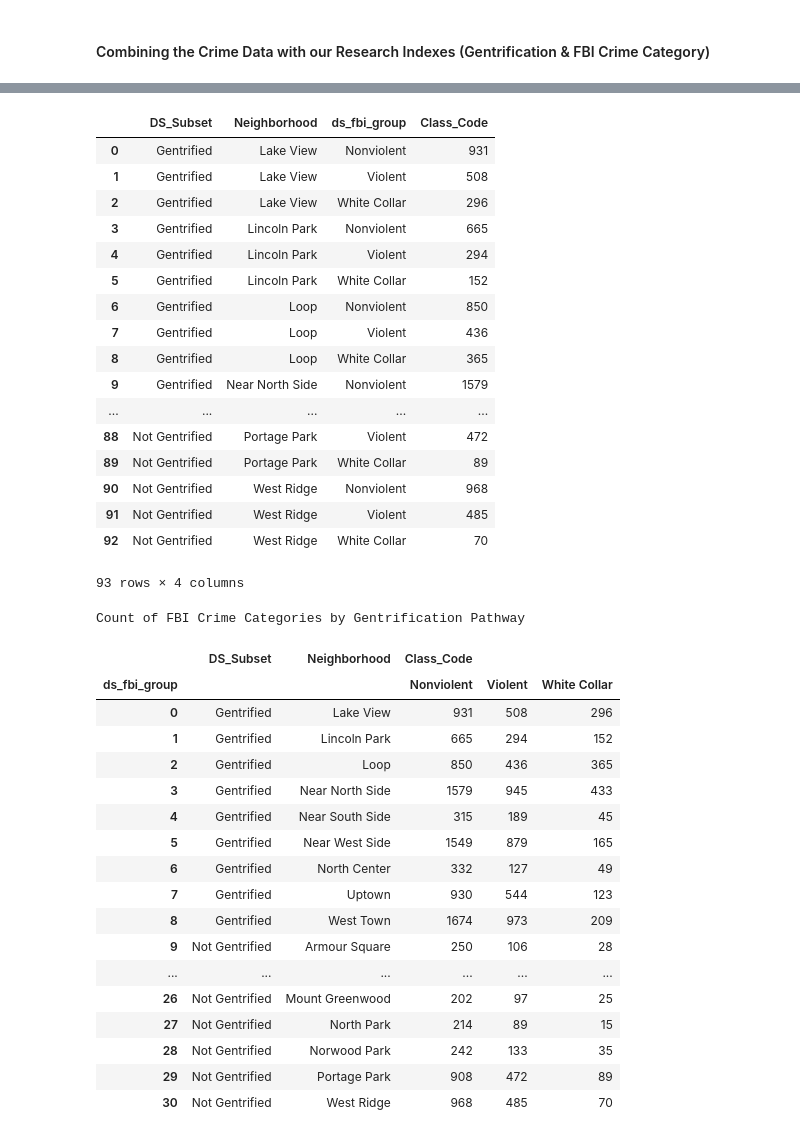
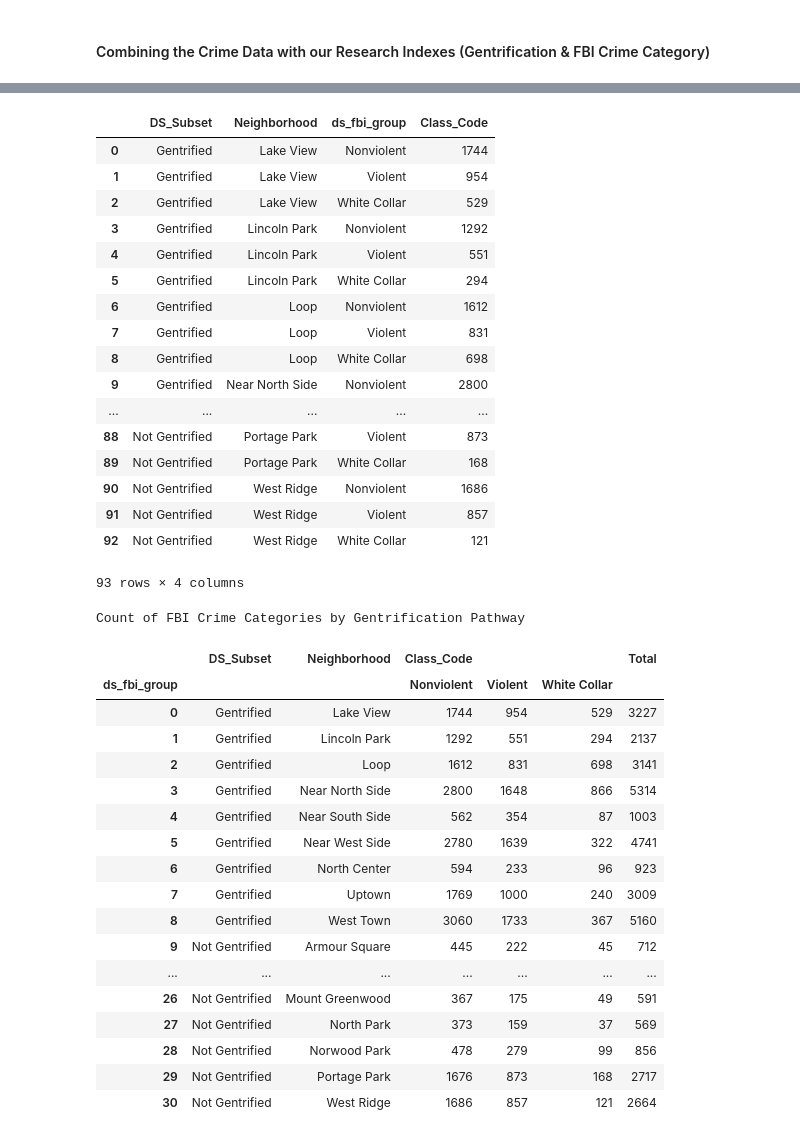
Before and after one commit to ajdeschenes/RuPaulsitory, a Jupyter notebook: crime/chicago_crime_api_json.ipynb, the cells around one changed output, grey strips where cells are left out. Cells and saved outputs as stored; diff of their text form; code cells hidden in the pictures.

```diff
--- a/crime/chicago_crime_api_json.ipynb
+++ b/crime/chicago_crime_api_json.ipynb
@@ -169,5 +170,5 @@ Count of FBI Crime Categories by Gentrification Pathway
 # %%
-midresults = client.get("6zsd-86xi", year=2010, limit=200000)
+midresults = client.get("6zsd-86xi", year=2010, limit=400000)
 midresults_df = pd.DataFrame.from_records(midresults) # Convert to pandas DataFrame # results_df.head()
 mid_results = midresults_df[['community_area','fbi_code','date','description','latitude','longitude','primary_type','year']]
 mid_results['community_area'] = pd.to_numeric(mid_results['community_area'], errors='coerce')
@@ -231,47 +232,48 @@ mid_neighbors_dropem.drop(columns=['Classification','community_area','fbi_code',
 mid_neighbors_dropem
 # %% [output]
 |  | DS_Subset | Neighborhood | ds_fbi_group | Class_Code |
-| 0 | Gentrified | Lake View | Nonviolent | 931 |
-| 1 | Gentrified | Lake View | Violent | 508 |
-| 2 | Gentrified | Lake View | White Collar | 296 |
-| 3 | Gentrified | Lincoln Park | Nonviolent | 665 |
-| 4 | Gentrified | Lincoln Park | Violent | 294 |
-| 5 | Gentrified | Lincoln Park | White Collar | 152 |
-| 6 | Gentrified | Loop | Nonviolent | 850 |
-| 7 | Gentrified | Loop | Violent | 436 |
-| 8 | Gentrified | Loop | White Collar | 365 |
-| 9 | Gentrified | Near North Side | Nonviolent | 1579 |
+| 0 | Gentrified | Lake View | Nonviolent | 1744 |
+| 1 | Gentrified | Lake View | Violent | 954 |
+| 2 | Gentrified | Lake View | White Collar | 529 |
+| 3 | Gentrified | Lincoln Park | Nonviolent | 1292 |
+| 4 | Gentrified | Lincoln Park | Violent | 551 |
+| 5 | Gentrified | Lincoln Park | White Collar | 294 |
+| 6 | Gentrified | Loop | Nonviolent | 1612 |
+| 7 | Gentrified | Loop | Violent | 831 |
+| 8 | Gentrified | Loop | White Collar | 698 |
+| 9 | Gentrified | Near North Side | Nonviolent | 2800 |
 | ... | ... | ... | ... | ... |
-| 88 | Not Gentrified | Portage Park | Violent | 472 |
-| 89 | Not Gentrified | Portage Park | White Collar | 89 |
-| 90 | Not Gentrified | West Ridge | Nonviolent | 968 |
-| 91 | Not Gentrified | West Ridge | Violent | 485 |
-| 92 | Not Gentrified | West Ridge | White Collar | 70 |
+| 88 | Not Gentrified | Portage Park | Violent | 873 |
+| 89 | Not Gentrified | Portage Park | White Collar | 168 |
+| 90 | Not Gentrified | West Ridge | Nonviolent | 1686 |
+| 91 | Not Gentrified | West Ridge | Violent | 857 |
+| 92 | Not Gentrified | West Ridge | White Collar | 121 |
 93 rows × 4 columns
 # %%
 print("Count of FBI Crime Categories by Gentrification Pathway")
 mid_neighbors_final = mid_neighbors_dropem.groupby(by=['DS_Subset','Neighborhood','ds_fbi_group']).sum().unstack('ds_fbi_group')
 mid_year_ngdata = mid_neighbors_final.reset_index()# .pivot(index='Neighborhood', columns='ds_fbi_group', values='Class_Code')
-mid_year_ngdata.to_csv('report_reference_data/mid_year_ngdata.csv')
+mid_year_ngdata['Total'] = mid_year_ngdata.sum(axis=1)
+mid_year_ngdata.to_csv('report_reference_data/close_year_ngdata.csv')
 mid_year_ngdata
 # %% [output]
 Count of FBI Crime Categories by Gentrification Pathway
-|  | DS_Subset | Neighborhood | Class_Code |  |  |
-| ds_fbi_group |  |  | Nonviolent | Violent | White Collar |
-| 0 | Gentrified | Lake View | 931 | 508 | 296 |
-| 1 | Gentrified | Lincoln Park | 665 | 294 | 152 |
-| 2 | Gentrified | Loop | 850 | 436 | 365 |
-| 3 | Gentrified | Near North Side | 1579 | 945 | 433 |
-| 4 | Gentrified | Near South Side | 315 | 189 | 45 |
-| 5 | Gentrified | Near West Side | 1549 | 879 | 165 |
-| 6 | Gentrified | North Center | 332 | 127 | 49 |
-| 7 | Gentrified | Uptown | 930 | 544 | 123 |
-| 8 | Gentrified | West Town | 1674 | 973 | 209 |
-| 9 | Not Gentrified | Armour Square | 250 | 106 | 28 |
-| ... | ... | ... | ... | ... | ... |
-| 26 | Not Gentrified | Mount Greenwood | 202 | 97 | 25 |
-| 27 | Not Gentrified | North Park | 214 | 89 | 15 |
-| 28 | Not Gentrified | Norwood Park | 242 | 133 | 35 |
-| 29 | Not Gentrified | Portage Park | 908 | 472 | 89 |
-| 30 | Not Gentrified | West Ridge | 968 | 485 | 70 |
+|  | DS_Subset | Neighborhood | Class_Code |  |  | Total |
+| ds_fbi_group |  |  | Nonviolent | Violent | White Collar |  |
+| 0 | Gentrified | Lake View | 1744 | 954 | 529 | 3227 |
+| 1 | Gentrified | Lincoln Park | 1292 | 551 | 294 | 2137 |
+| 2 | Gentrified | Loop | 1612 | 831 | 698 | 3141 |
+| 3 | Gentrified | Near North Side | 2800 | 1648 | 866 | 5314 |
+| 4 | Gentrified | Near South Side | 562 | 354 | 87 | 1003 |
+| 5 | Gentrified | Near West Side | 2780 | 1639 | 322 | 4741 |
+| 6 | Gentrified | North Center | 594 | 233 | 96 | 923 |
+| 7 | Gentrified | Uptown | 1769 | 1000 | 240 | 3009 |
+| 8 | Gentrified | West Town | 3060 | 1733 | 367 | 5160 |
+| 9 | Not Gentrified | Armour Square | 445 | 222 | 45 | 712 |
+| ... | ... | ... | ... | ... | ... | ... |
+| 26 | Not Gentrified | Mount Greenwood | 367 | 175 | 49 | 591 |
+| 27 | Not Gentrified | North Park | 373 | 159 | 37 | 569 |
+| 28 | Not Gentrified | Norwood Park | 478 | 279 | 99 | 856 |
+| 29 | Not Gentrified | Portage Park | 1676 | 873 | 168 | 2717 |
+| 30 | Not Gentrified | West Ridge | 1686 | 857 | 121 | 2664 |
 # %%
```
Also changed, not shown: parts of 9 cells of this notebook, 10 other files.
